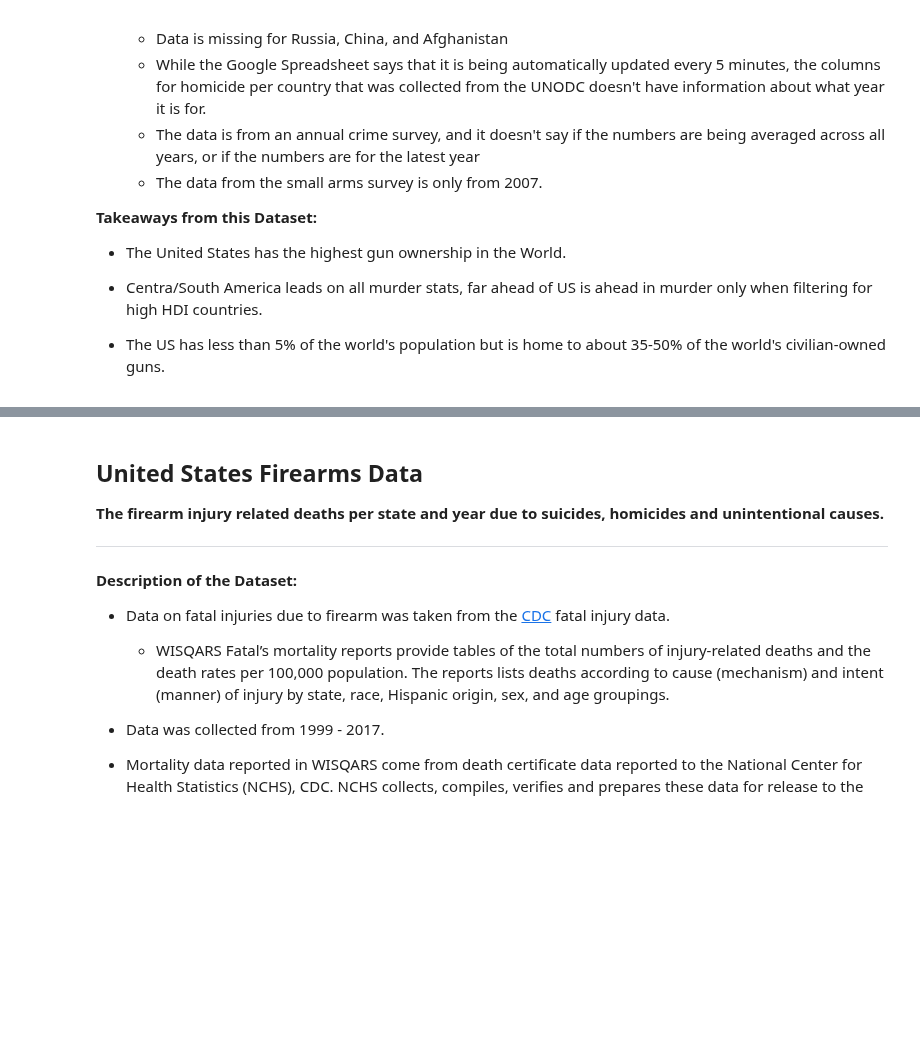
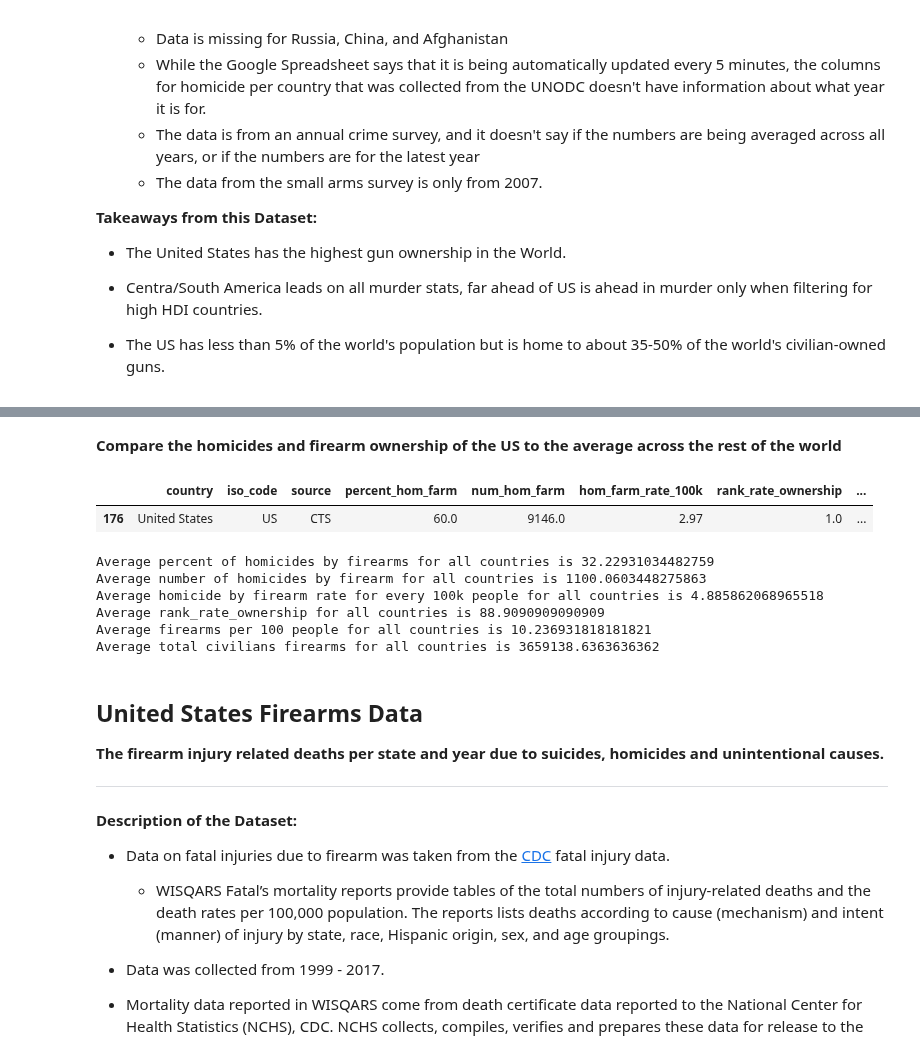
Before and after one commit to mayjai/US-Gun-Exploration-Visualization, a Jupyter notebook: US_Gun_Exploration.ipynb, the cells around one changed output, grey strips where cells are left out. Drawn from its saved outputs; the diff is of its cells as text; code cells hidden in the pictures; blank space fills up the shorter version.

```diff
--- a/US_Gun_Exploration.ipynb
+++ b/US_Gun_Exploration.ipynb
@@ -66,3 +65,14 @@ df_world.head()
 | Angola | AO | NaN | NaN | NaN | NaN | ... |
 | Anguilla | AI | WHO-MDB | 24.0 | 1.0 | 7.14 | ... |
 | Argentina | AR | Ministry of Justice | 52.0 | 1198.0 | 3.02 | ... |
+# %%
+df_world = df_world.rename(columns={'Country/Territory':'country',
+                   'ISO code': 'iso_code',
+                   'Source' : 'source',
+                   '% of homicides by firearm' : 'percent_hom_farm',
+                   'Number of homicides by firearm' : 'num_hom_farm',
+                   'Homicide by firearm rate per 100,000 pop' : 'hom_farm_rate_100k',
+                   'Rank by rate of ownership' : "rank_rate_ownership",
+                   'Average firearms per 100 people' : 'avg_farm_100ppl',
+                   'Average total all civilian firearms' : 'avg_tot_civ_farm'
+                  })
@@ -69,3 +99,29 @@ df_world.head()
+# %% [markdown]
+**Compare the homicides and firearm ownership of the US to the average across the rest of the world**
+# %%
+# Descriptive Statistics for the United States
+
+dfus = df_world[df_world.country == 'United States']
+dfus
+# %% [output]
+|  | country | iso_code | source | percent_hom_farm | num_hom_farm | hom_farm_rate_100k | rank_rate_ownership | ... |
+| 176 | United States | US | CTS | 60.0 | 9146.0 | 2.97 | 1.0 | ... |
+# %%
+# Clean Null values and list the average of each column across all countries
+
+print("Average percent of homicides by firearms for all countries is " + str(df_world.percent_hom_farm[df_world.percent_hom_farm.isna() == False].mean()))
+print("Average number of homicides by firearm for all countries is " + str(df_world.num_hom_farm[df_world.num_hom_farm.isna() == False].mean()))
+print("Average homicide by firearm rate for every 100k people for all countries is " + str(df_world.hom_farm_rate_100k[df_world.hom_farm_rate_100k.isna() == False].mean()))
+print("Average rank_rate_ownership for all countries is " + str(df_world.rank_rate_ownership[df_world.rank_rate_ownership.isna() == False].mean()))
+print("Average firearms per 100 people for all countries is " + str(df_world.avg_farm_100ppl[df_world.avg_farm_100ppl.isna() == False].mean()))
+print("Average total civilians firearms for all countries is " + str(df_world.avg_tot_civ_farm[df_world.avg_tot_civ_farm.isna() == False].mean()))
+# %% [output]
+Average percent of homicides by firearms for all countries is 32.22931034482759
+Average number of homicides by firearm for all countries is 1100.0603448275863
+Average homicide by firearm rate for every 100k people for all countries is 4.885862068965518
+Average rank_rate_ownership for all countries is 88.9090909090909
+Average firearms per 100 people for all countries is 10.236931818181821
+Average total civilians firearms for all countries is 3659138.6363636362
 # %% [markdown]
 ## United States Firearms Data
 
```
Also changed, not shown: parts of 2 cells of this notebook.
